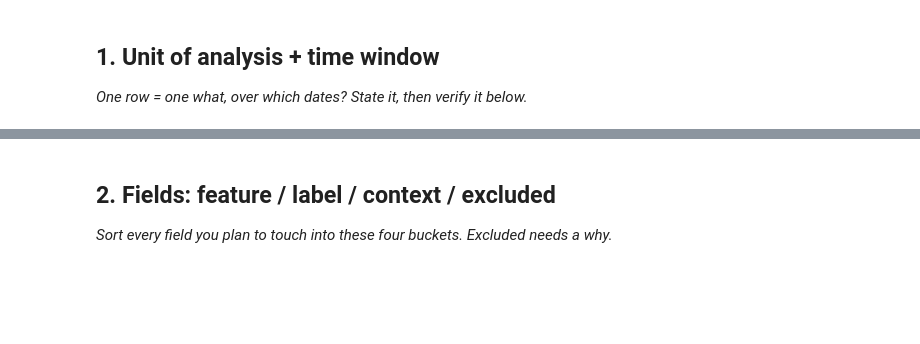
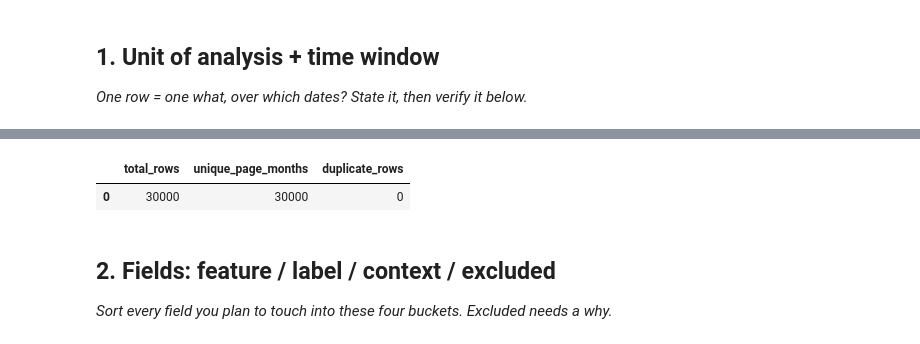
Before and after one commit to lakshmitejaswiniparuchuri/flyrank-ml-internship, a Jupyter notebook: work/notebooks/w03_data_contract.ipynb, the cells around one changed output, grey strips where cells are left out. Cells and saved outputs as stored; diff of their text form; code cells hidden in the pictures; blank space fills up the shorter version.

```diff
--- a/work/notebooks/w03_data_contract.ipynb
+++ b/work/notebooks/w03_data_contract.ipynb
@@ -16,3 +21,33 @@ This skeleton is yours to fill. Work the sections **in order** — each one has
+# %%
+import duckdb
+import pandas as pd
+
+# Load starter dataset directly from GitHub (no HF token required)
+url = "https://raw.githubusercontent.com/flyrank-bih/flyrank-ml-internship-starter/main/data/raw/content_refresh_anonymized.csv"
+try:
+    df = pd.read_csv(url)
+except Exception:
+    df = pd.read_csv("../data/raw/content_refresh_anonymized.csv")
+
+# Attach mid-panel snapshot month and availability flag matching the warehouse schema
+df["month"] = "2026-03"
+df["is_available"] = df["impressions_prev_30d"].notna() & (df["impressions_prev_30d"] >= 100)
+
+con = duckdb.connect()
+con.register("page_mart", df)
+
+# Verify grain: 1 row = 1 unique (content_id, month)
+grain_check = con.execute("""
+    SELECT
+        COUNT(*) AS total_rows,
+        COUNT(DISTINCT content_id || '_' || month) AS unique_page_months,
+        COUNT(*) - COUNT(DISTINCT content_id || '_' || month) AS duplicate_rows
+    FROM page_mart
+""").df()
+display(grain_check)
+# %% [output]
+|  | total_rows | unique_page_months | duplicate_rows |
+| 0 | 30000 | 30000 | 0 |
 # %% [markdown]
 ## 2. Fields: feature / label / context / excluded
 
```
Also changed, not shown: parts of 11 cells of this notebook.
